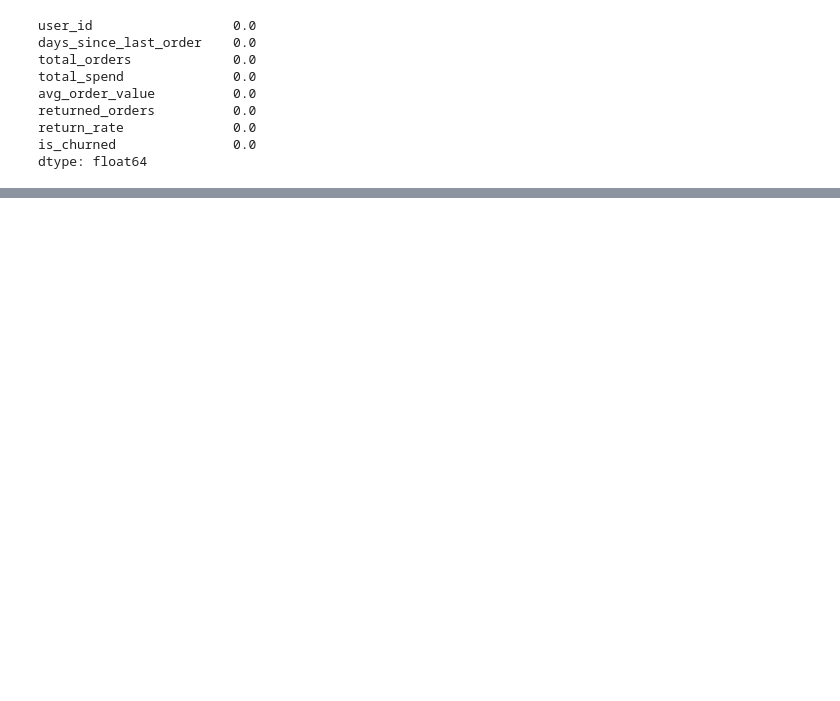
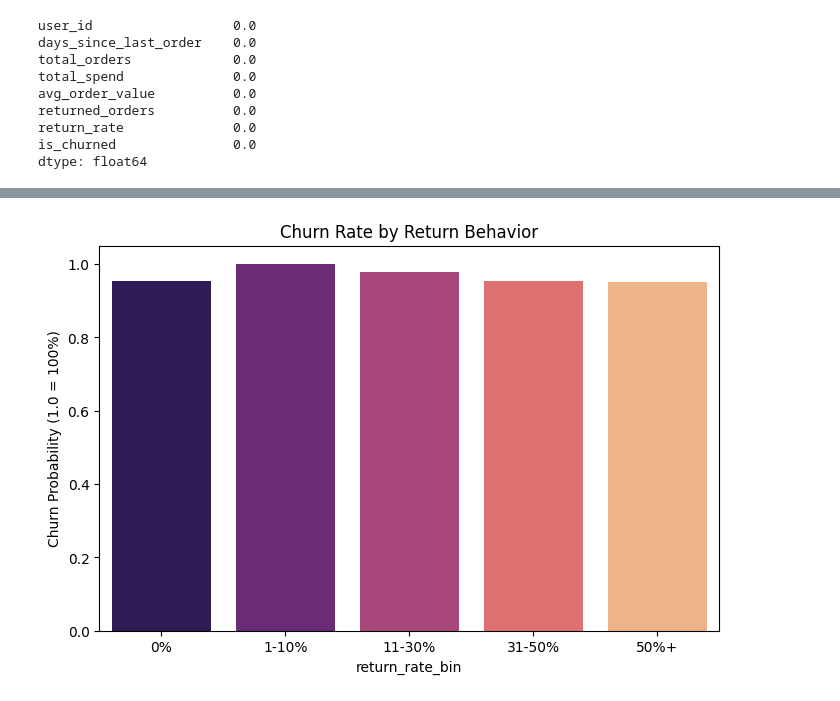
Before and after one commit to dsyhub/customer-lifetime-value-prediction, a Jupyter notebook: notebooks/02_eda_and_modeling.ipynb, the cells around one changed output, grey strips where cells are left out. Saved outputs shown, nothing was run; the diff lists cells and outputs as text; code cells hidden in the pictures; blank space fills up the shorter version.

```diff
--- a/notebooks/02_eda_and_modeling.ipynb
+++ b/notebooks/02_eda_and_modeling.ipynb
@@ -132,0 +119,16 @@ weighted avg       0.92      0.65      0.75      6396
+# %%
+# Binning Return Rate to see trends
+df['return_rate_bin'] = pd.cut(
+    df['return_rate'],
+    bins=[-0.1, 0, 0.1, 0.3, 0.5, 1.0],
+    labels=["0%", "1-10%", "11-30%", "31-50%", "50%+"])
+
+plt.figure(figsize=(8, 5))
+
+# Look at the % of people who churned in each bin
+sns.barplot(data=df, x='return_rate_bin', y='is_churned', errorbar=None, hue='return_rate_bin', palette='magma')
+plt.title("Churn Rate by Return Behavior")
+plt.ylabel("Churn Probability (1.0 = 100%)")
+plt.show()
+# %% [output]
+[figure, added]
```
Also changed, not shown: parts of 23 cells of this notebook, 6 other files.
